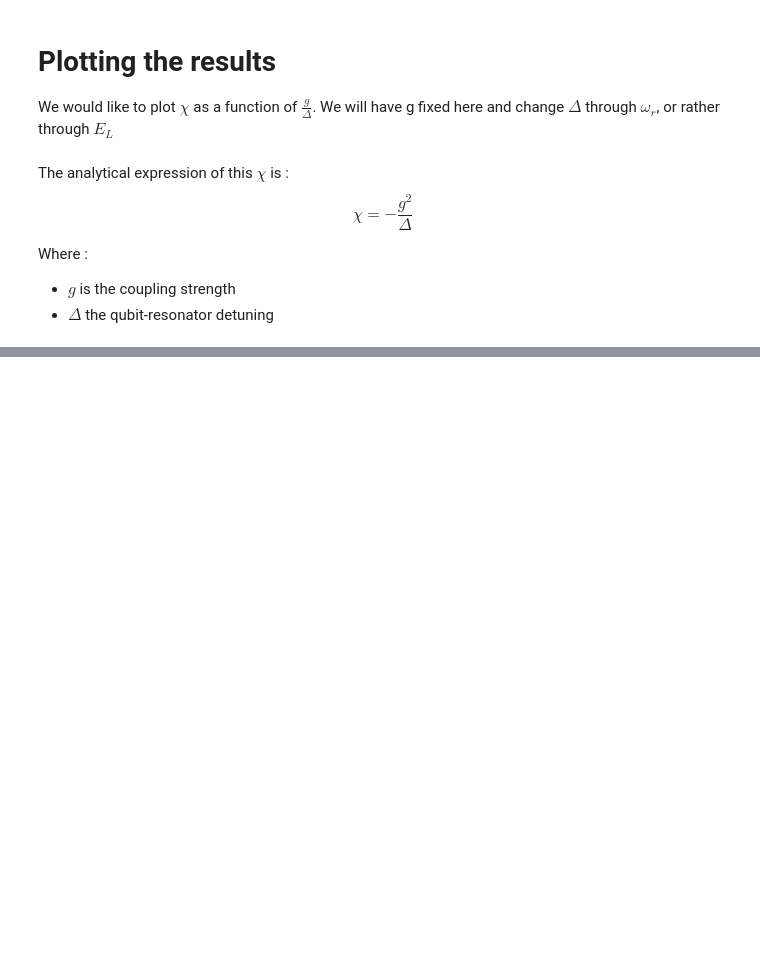
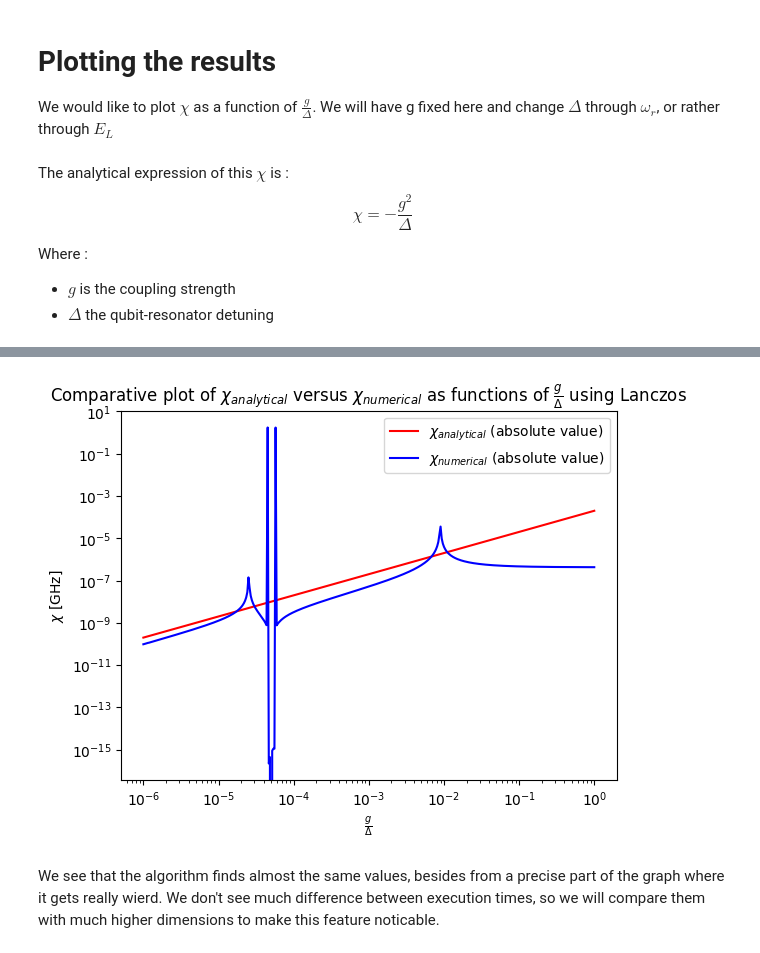
Before and after one commit to GabrielVandersippe/TR-informatique-quantique, a Jupyter notebook: find_chi_trsm_read.ipynb, the cells around one changed output, grey strips where cells are left out. Cells and saved outputs as stored; diff of their text form; code cells hidden in the pictures; blank space fills up the shorter version.

Commit message:
Added Lanczos

```diff
--- a/find_chi_trsm_read.ipynb
+++ b/find_chi_trsm_read.ipynb
@@ -159,0 +161,56 @@ plt.show()
+# %%
+def find_chi_lanczos(ECT, ECR, ECoup, EJ, EL, transmon_trunc=31, resonator_trunc=40):
+
+    H = hamiltonian_qt(ECT, ECR, ECoup, EJ, EL, transmon_trunc, resonator_trunc)
+
+    Evals, Evecs = H.eigenstates(sparse=True, eigvals=10) ##The one change we made is tell the solver that our matrix is sparse, meaning it will use Lanczos.
+
+    omegaq = Evals[find_state_match_index([1,0], Evecs, resonator_trunc)] - Evals[find_state_match_index([0,0], Evecs, resonator_trunc)]
+    omegaq_plus_2chi = Evals[find_state_match_index([1,1], Evecs, resonator_trunc)] - Evals[find_state_match_index([0,1], Evecs, resonator_trunc)]
+
+    return 1/2 *( omegaq_plus_2chi - omegaq )
+# %%
+ECT = 0.5
+ECR = 0.5
+EJ = 5
+ECoup = 5e-5
+
+g = 4*ECoup
+
+omega_q = np.sqrt(8 * EJ * ECT) - ECT
+
+G_over_delta = np.logspace(-6,0,400)
+
+Chi_numerical = []
+Chi_analytical = []
+
+for g_over_delta in G_over_delta :
+
+       Delta = g/g_over_delta
+       omega_r = omega_q - Delta
+       EL = omega_r**2 / (8*ECR)
+
+       Chi_numerical.append(find_chi_lanczos(ECT, ECR, ECoup, EJ, EL, resonator_trunc=20))
+
+       Chi_analytical.append(chi_analytical(Delta, g))
+
+fig, ax = plt.subplots()
+
+@np.vectorize
+def divide(a,b):
+       return a/b
+
+ax.plot(G_over_delta, np.abs(Chi_analytical), c='r')
+ax.plot(G_over_delta, np.abs(Chi_numerical), c='b')
+ax.legend([r'$\chi_{analytical}$ (absolute value)',r'$\chi_{numerical}$ (absolute value)'])
+ax.set(xlabel=r'$\frac {g} {\Delta}$',
+       ylabel=r'$\chi$ [GHz]',
+       title =r'Comparative plot of $\chi_{analytical}$ versus $\chi_{numerical}$ as functions of $\frac {g} {\Delta}$ using Lanczos',
+       xscale = 'log',
+       yscale = 'log')
+
+plt.show()
+# %% [output]
+[figure, added]
+# %% [markdown]
+We see that the algorithm finds almost the same values, besides from a precise part of the graph where it gets really wierd. We don't see much difference between execution times, so we will compare them with much higher dimensions to make this feature noticable.
```
Also changed, not shown: parts of 5 cells of this notebook.
